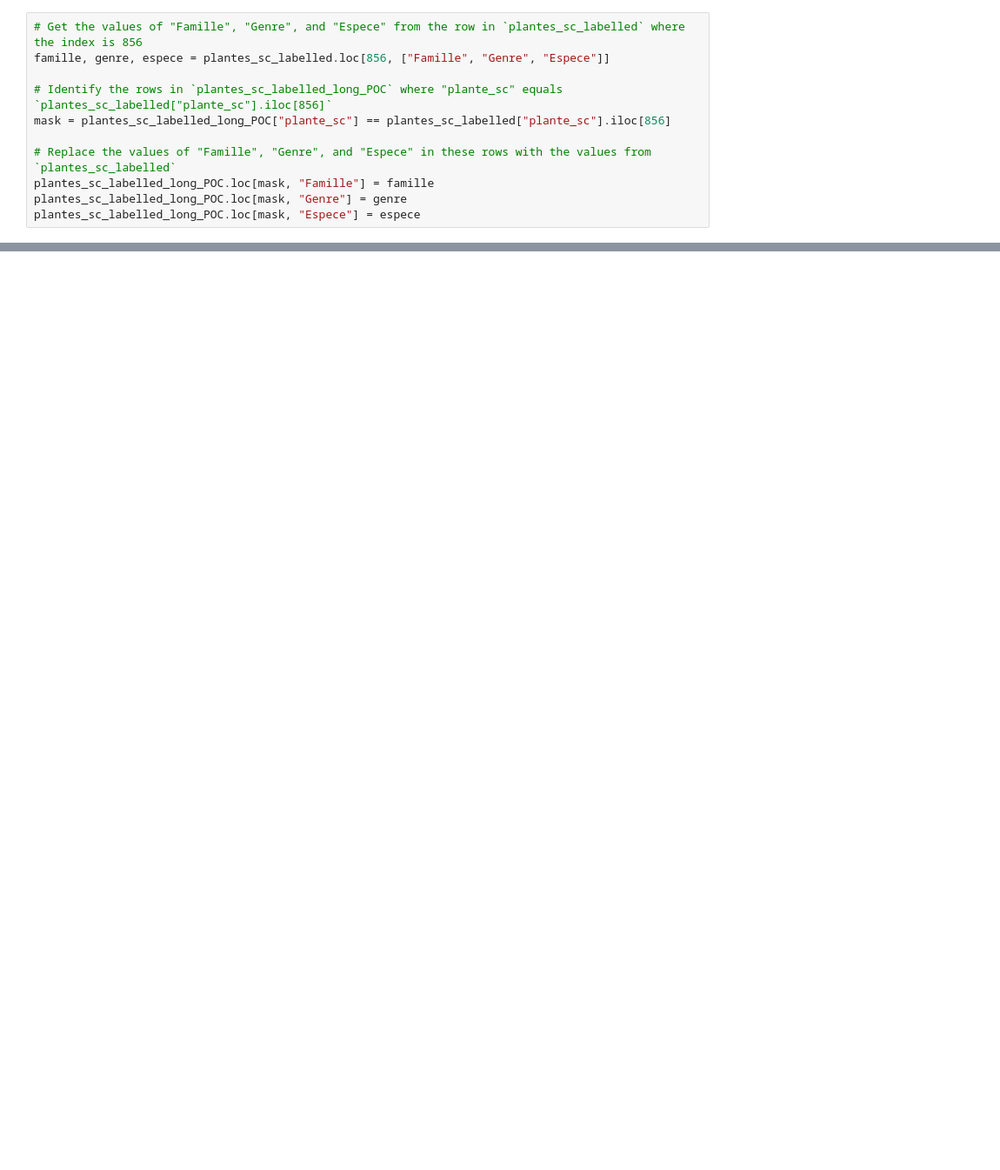
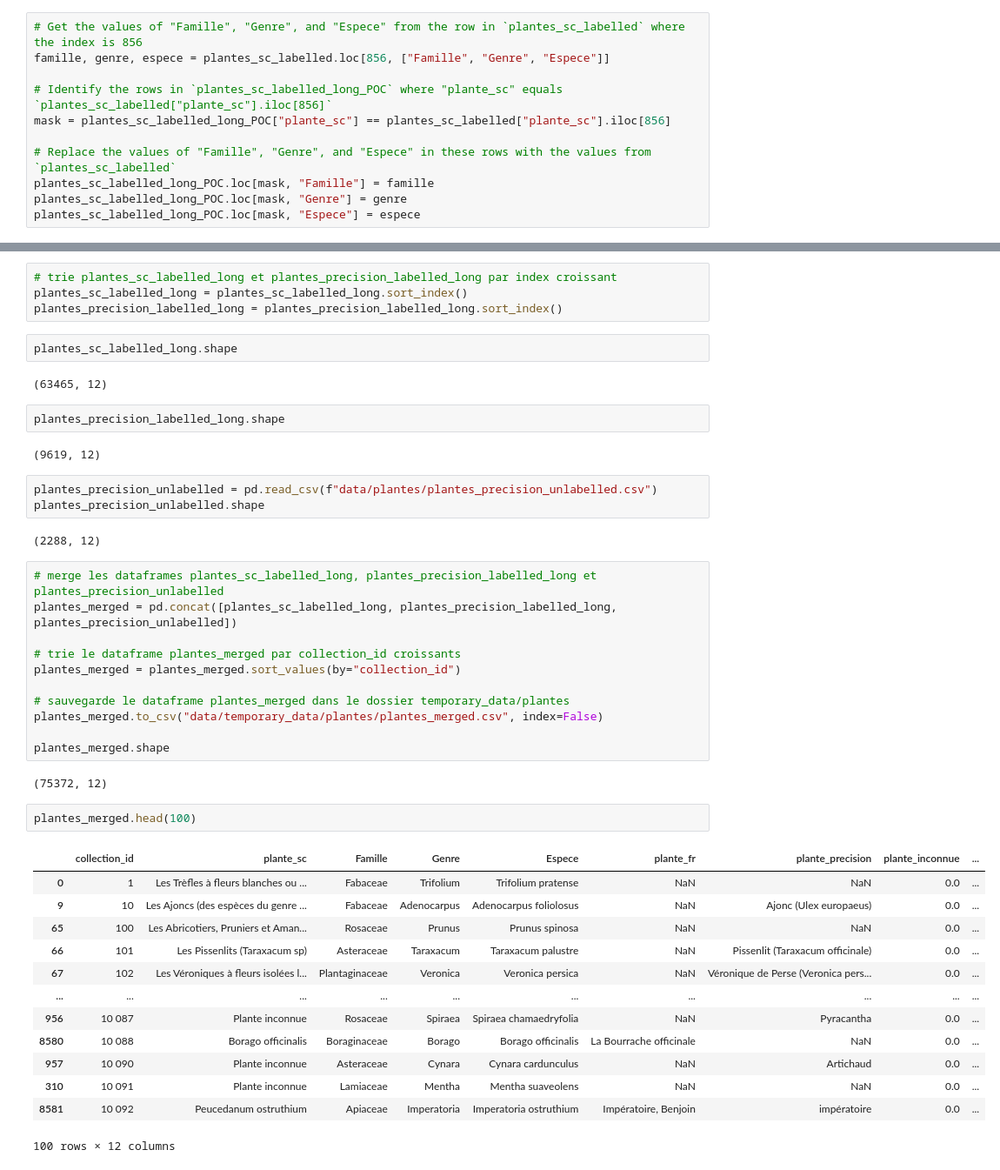
Before and after one commit to juldpnt/fil-rouge-pollinisateurs, a Jupyter notebook: notebooks/plantnet_pipeline.ipynb, the cells around one changed output, grey strips where cells are left out. Shown at 87% size. Cells and saved outputs as stored; diff of their text form; blank space fills up the shorter version.

Commit message:
plantes done ; preparation merge plantes-insectes

```diff
--- a/notebooks/plantnet_pipeline.ipynb
+++ b/notebooks/plantnet_pipeline.ipynb
@@ -378,0 +360,46 @@ plantes_sc_labelled_long_POC.head(30)
+# %%
+# trie plantes_sc_labelled_long et plantes_precision_labelled_long par index croissant
+plantes_sc_labelled_long = plantes_sc_labelled_long.sort_index()
+plantes_precision_labelled_long = plantes_precision_labelled_long.sort_index()
+# %%
+plantes_sc_labelled_long.shape
+# %% [output]
+(63465, 12)
+# %%
+plantes_precision_labelled_long.shape
+# %% [output]
+(9619, 12)
+# %%
+plantes_precision_unlabelled = pd.read_csv(f"data/plantes/plantes_precision_unlabelled.csv")
+plantes_precision_unlabelled.shape
+# %% [output]
+(2288, 12)
+# %%
+# merge les dataframes plantes_sc_labelled_long, plantes_precision_labelled_long et plantes_precision_unlabelled
+plantes_merged = pd.concat([plantes_sc_labelled_long, plantes_precision_labelled_long, plantes_precision_unlabelled])
+
+# trie le dataframe plantes_merged par collection_id croissants
+plantes_merged = plantes_merged.sort_values(by="collection_id")
+
+# sauvegarde le dataframe plantes_merged dans le dossier temporary_data/plantes
+plantes_merged.to_csv("data/temporary_data/plantes/plantes_merged.csv", index=False)
+
+plantes_merged.shape
+# %% [output]
+(75372, 12)
+# %%
+plantes_merged.head(100)
+# %% [output]
+|  | collection_id | plante_sc | Famille | Genre | Espece | plante_fr | plante_precision | plante_inconnue | ... |
+| 0 | 1 | Les Trèfles à fleurs blanches ou ... | Fabaceae | Trifolium | Trifolium pratense | NaN | NaN | 0.0 | ... |
+| 9 | 10 | Les Ajoncs (des espèces du genre ... | Fabaceae | Adenocarpus | Adenocarpus foliolosus | NaN | Ajonc (Ulex europaeus) | 0.0 | ... |
+| 65 | 100 | Les Abricotiers, Pruniers et Aman... | Rosaceae | Prunus | Prunus spinosa | NaN | NaN | 0.0 | ... |
+| 66 | 101 | Les Pissenlits (Taraxacum sp) | Asteraceae | Taraxacum | Taraxacum palustre | NaN | Pissenlit (Taraxacum officinale) | 0.0 | ... |
+| 67 | 102 | Les Véroniques à fleurs isolées l... | Plantaginaceae | Veronica | Veronica persica | NaN | Véronique de Perse (Veronica pers... | 0.0 | ... |
+| ... | ... | ... | ... | ... | ... | ... | ... | ... | ... |
+| 956 | 10 087 | Plante inconnue | Rosaceae | Spiraea | Spiraea chamaedryfolia | NaN | Pyracantha | 0.0 | ... |
+| 8580 | 10 088 | Borago officinalis | Boraginaceae | Borago | Borago officinalis | La Bourrache officinale | NaN | 0.0 | ... |
+| 957 | 10 090 | Plante inconnue | Asteraceae | Cynara | Cynara cardunculus | NaN | Artichaud | 0.0 | ... |
+| 310 | 10 091 | Plante inconnue | Lamiaceae | Mentha | Mentha suaveolens | NaN | NaN | 0.0 | ... |
+| 8581 | 10 092 | Peucedanum ostruthium | Apiaceae | Imperatoria | Imperatoria ostruthium | Impératoire, Benjoin | impératoire | 0.0 | ... |
+100 rows × 12 columns
```
Also changed, not shown: parts of 18 cells of this notebook, 2 other files.
